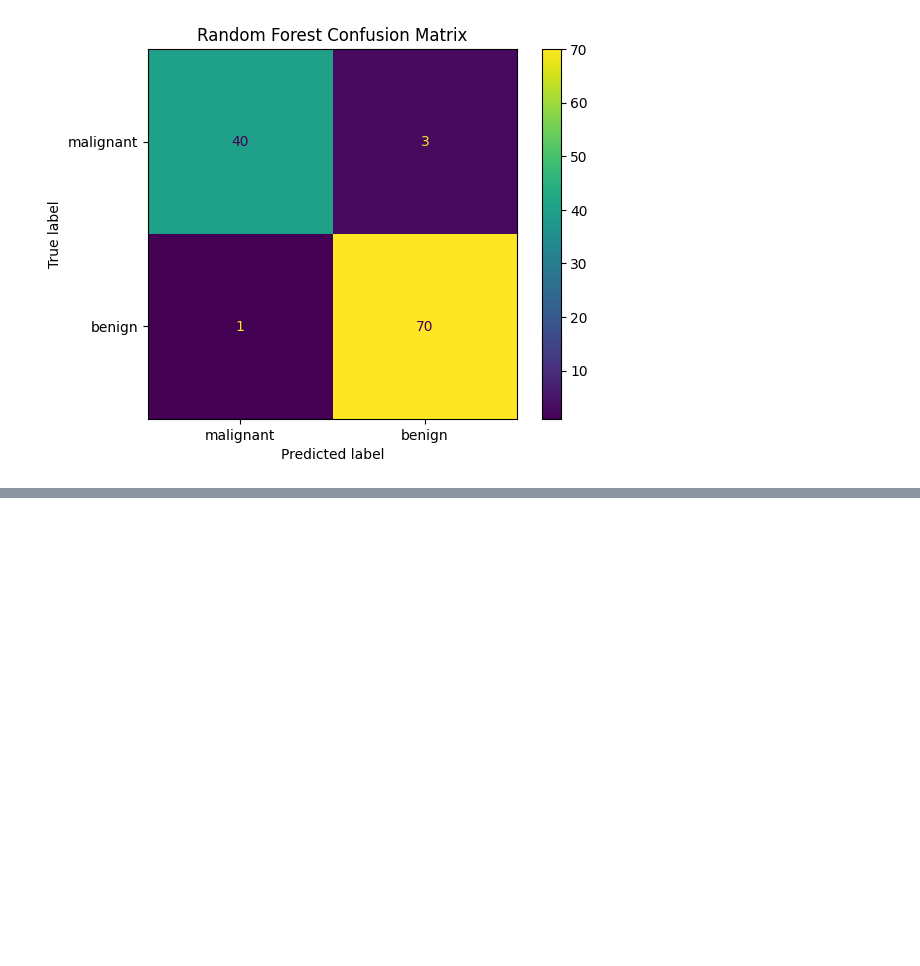
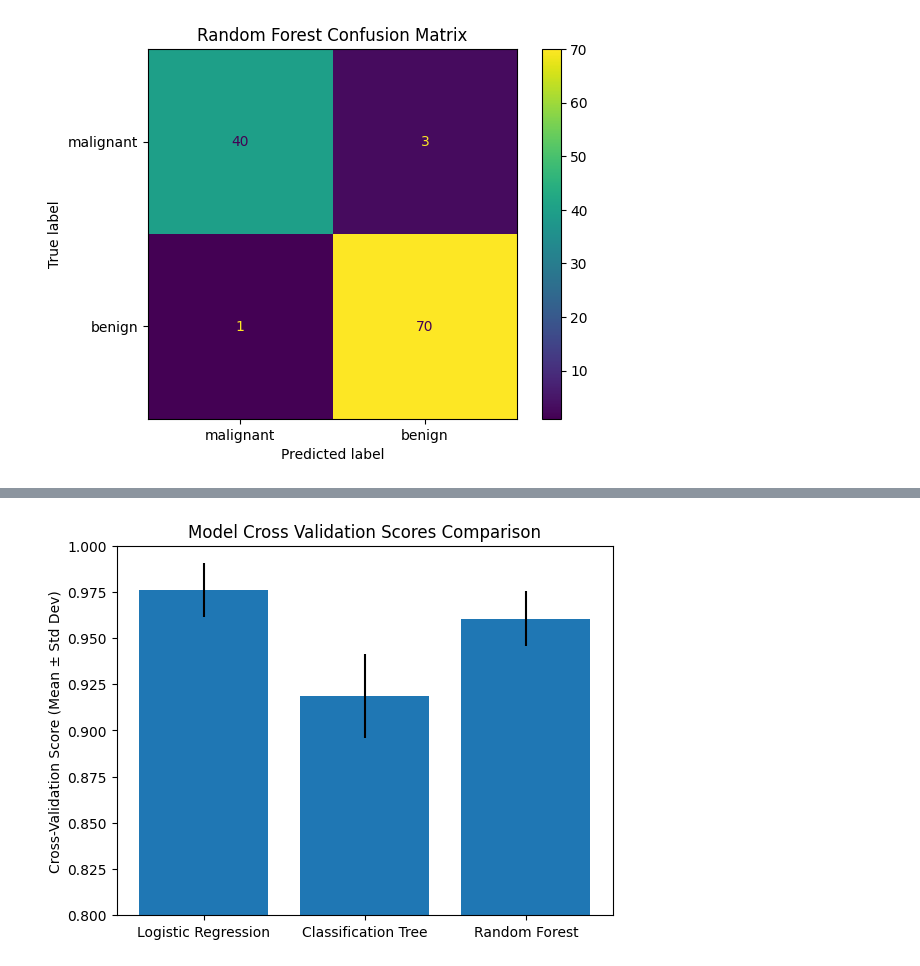
Before and after one commit to daniellekaye/Data-Science-HW2, a Jupyter notebook: HW2.ipynb, the cells around one changed output, grey strips where cells are left out. Saved outputs shown, nothing was run; the diff lists cells and outputs as text; code cells hidden in the pictures; blank space fills up the shorter version.

```diff
--- a/HW2.ipynb
+++ b/HW2.ipynb
@@ -141,0 +170,8 @@ CV Variability (Standard Deviation): 0.0149
+# %%
+plt.bar(["Logistic Regression", "Classification Tree", "Random Forest"], height=[models.logreg_cv_scores.mean(), models.tree_cv_scores.mean(), models.rf_cv_scores.mean()], yerr=[models.logreg_cv_scores.std(), models.tree_cv_scores.std(), models.rf_cv_scores.std()])
+plt.ylabel("Cross-Validation Score (Mean ± Std Dev)")
+plt.title("Model Cross Validation Scores Comparison")
+plt.ylim(0.8, 1.0)
+plt.show()
+# %% [output]
+[figure, added]
```
Also changed, not shown: parts of 3 cells of this notebook.
